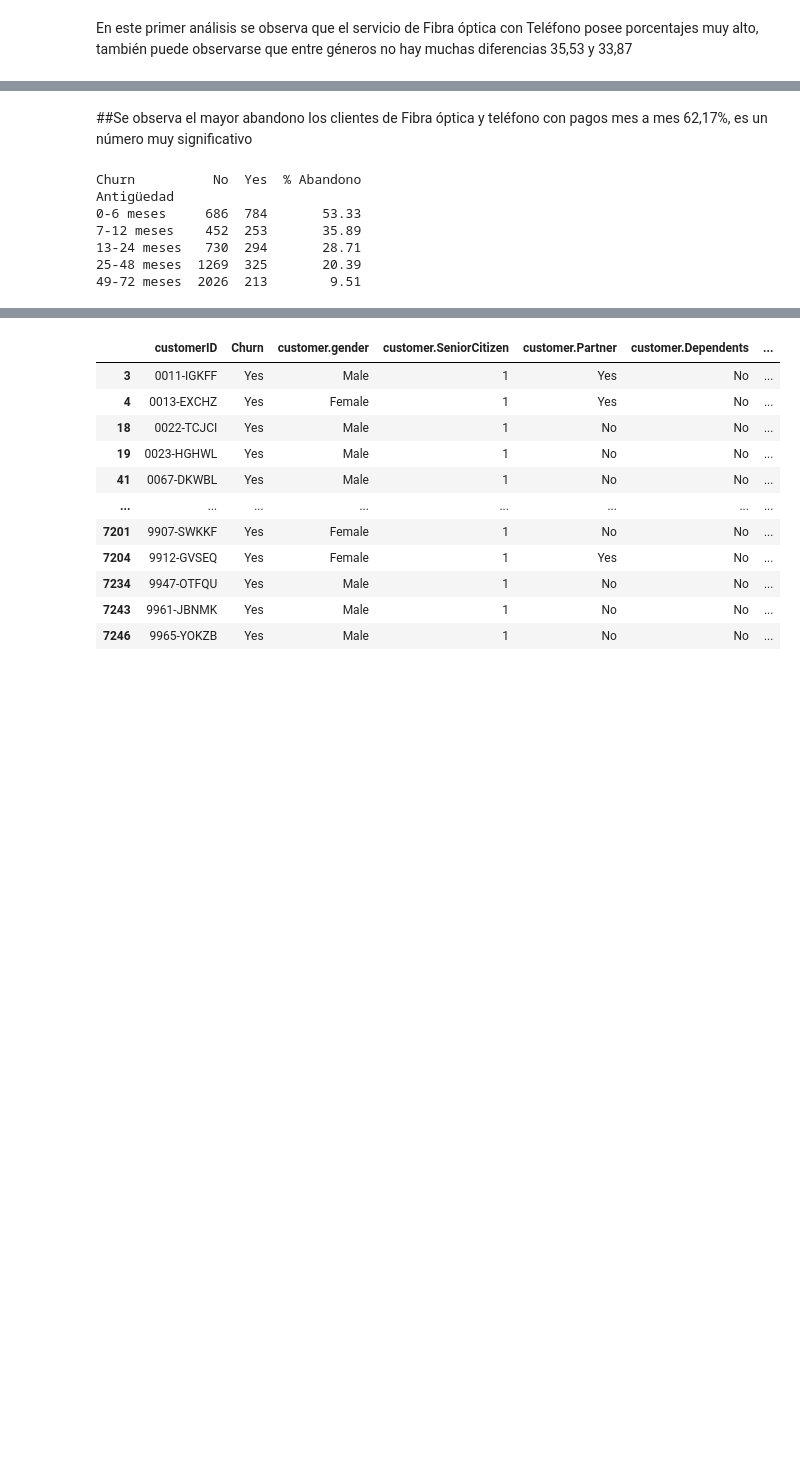
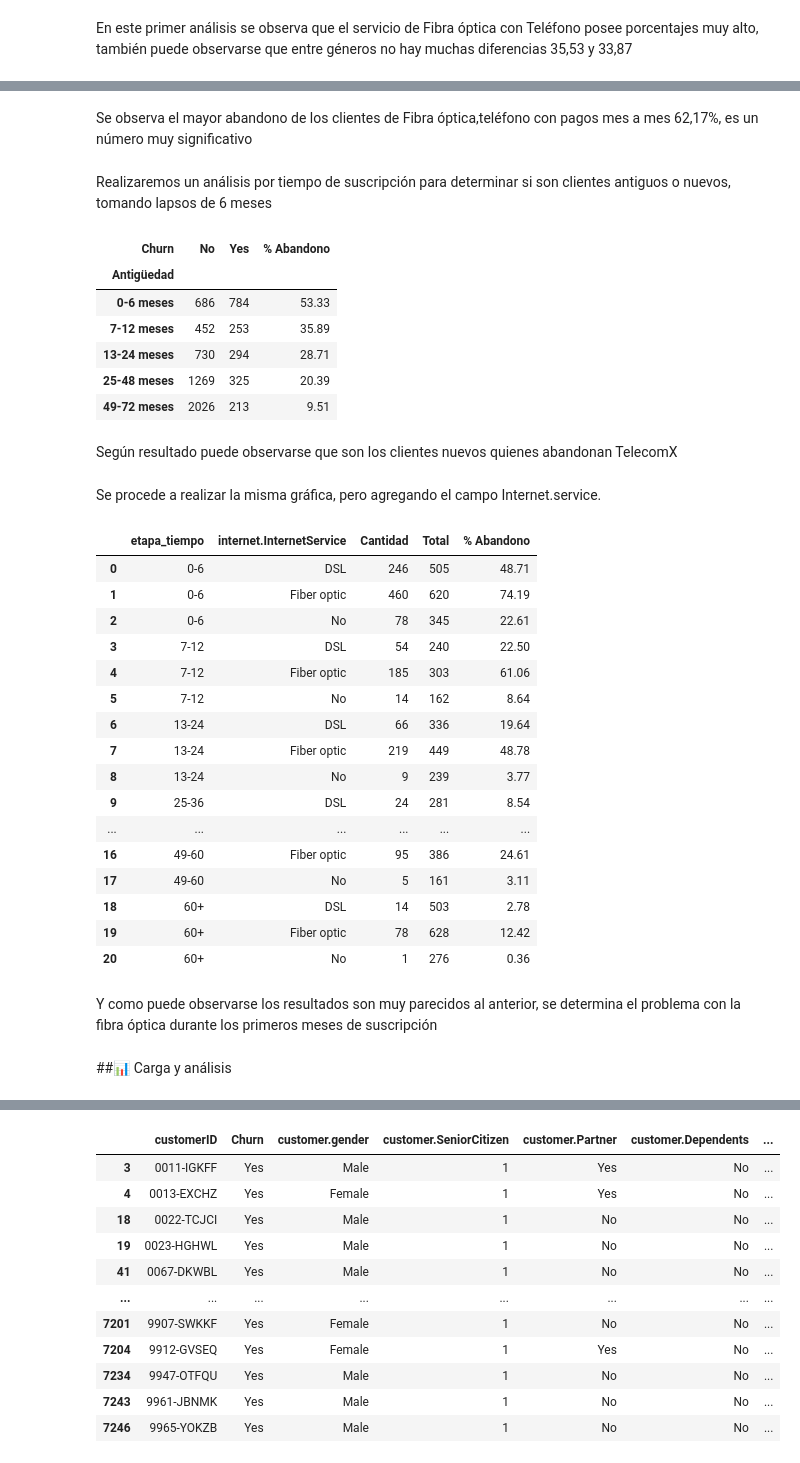
Before and after one commit to Goyo0117970/TelecomX, a Jupyter notebook: TelecomX.ipynb, the cells around one changed output, grey strips where cells are left out. Cells and saved outputs as stored; diff of their text form; code cells hidden in the pictures; blank space fills up the shorter version.

```diff
--- a/TelecomX.ipynb
+++ b/TelecomX.ipynb
@@ -209,7 +195,8 @@ print(agrupado)
 # %% [markdown]
-##Se observa el mayor abandono los clientes de Fibra óptica y teléfono con pagos mes a mes 62,17%, es un número muy significativo
+Se observa el mayor abandono de los clientes de Fibra óptica,teléfono con pagos mes a mes 62,17%, es un número muy significativo
+# %% [markdown]
+Realizaremos un análisis por tiempo de suscripción para determinar si son clientes antiguos o nuevos, tomando lapsos de 6 meses
 # %%
-# Crear una nueva columna con la etapa según los meses de permanencia
 df['Antigüedad'] = pd.cut(df['customer.tenure'],
                           bins=[0, 6, 12, 24, 48, 72],
                           labels=['0-6 meses', '7-12 meses', '13-24 meses', '25-48 meses', '49-72 meses'],
@@ -221,36 +208,61 @@ etapas_churn = df.groupby(['Antigüedad', 'Churn'],observed =True).size().unstac
 # Calcular porcentajes por etapa
 etapas_churn['% Abandono'] = (etapas_churn['Yes'] / (etapas_churn['Yes'] + etapas_churn['No']) * 100).round(2)
 
-# Mostrar el resultado
-print(etapas_churn)
+etapas_churn
 # %% [output]
-Churn          No  Yes  % Abandono
-Antigüedad
-0-6 meses     686  784       53.33
-7-12 meses    452  253       35.89
-13-24 meses   730  294       28.71
-25-48 meses  1269  325       20.39
-49-72 meses  2026  213        9.51
+| Churn | No | Yes | % Abandono |
+| Antigüedad |  |  |  |
+| 0-6 meses | 686 | 784 | 53.33 |
+| 7-12 meses | 452 | 253 | 35.89 |
+| 13-24 meses | 730 | 294 | 28.71 |
+| 25-48 meses | 1269 | 325 | 20.39 |
+| 49-72 meses | 2026 | 213 | 9.51 |
+# %% [markdown]
+Según resultado puede observarse que son los clientes nuevos quienes abandonan TelecomX
+# %% [markdown]
+Se procede a realizar la misma gráfica, pero agregando el campo Internet.service.
 # %%
-# Crear una columna de etapas por antigüedad
 df['etapa_tiempo'] = pd.cut(df['customer.tenure'],
                              bins=[0, 6, 12, 24, 36, 48, 60, df['customer.tenure'].max()],
                              labels=['0-6', '7-12', '13-24', '25-36', '37-48', '49-60', '60+'])
 
 # Agrupar los clientes que se fueron
 df_abandono = df[df['Churn'] == 'Yes']
 
 # Crear los grupos por etapa de tiempo e InternetService
 resumen = df_abandono.groupby(['etapa_tiempo', 'internet.InternetService'], observed=True).size().reset_index(name='Cantidad')
 
 # Total de clientes (se hayan ido o no)
 totales_etapa = df.groupby(['etapa_tiempo', 'internet.InternetService'], observed=True).size().reset_index(name='Total')
 
 # Unir ambos DataFrames por las mismas columnas
 resumen = pd.merge(resumen, totales_etapa, on=['etapa_tiempo', 'internet.InternetService'])
 
 # Calcular el porcentaje de abandono
 resumen['% Abandono'] = round((resumen['Cantidad'] / resumen['Total']) * 100, 2)
+resumen
+# %% [output]
+|  | etapa_tiempo | internet.InternetService | Cantidad | Total | % Abandono |
+| 0 | 0-6 | DSL | 246 | 505 | 48.71 |
+| 1 | 0-6 | Fiber optic | 460 | 620 | 74.19 |
+| 2 | 0-6 | No | 78 | 345 | 22.61 |
+| 3 | 7-12 | DSL | 54 | 240 | 22.50 |
+| 4 | 7-12 | Fiber optic | 185 | 303 | 61.06 |
+| 5 | 7-12 | No | 14 | 162 | 8.64 |
+| 6 | 13-24 | DSL | 66 | 336 | 19.64 |
+| 7 | 13-24 | Fiber optic | 219 | 449 | 48.78 |
+| 8 | 13-24 | No | 9 | 239 | 3.77 |
+| 9 | 25-36 | DSL | 24 | 281 | 8.54 |
+| ... | ... | ... | ... | ... | ... |
+| 16 | 49-60 | Fiber optic | 95 | 386 | 24.61 |
+| 17 | 49-60 | No | 5 | 161 | 3.11 |
+| 18 | 60+ | DSL | 14 | 503 | 2.78 |
+| 19 | 60+ | Fiber optic | 78 | 628 | 12.42 |
+| 20 | 60+ | No | 1 | 276 | 0.36 |
+# %% [markdown]
+Y como puede observarse los resultados son muy parecidos al anterior, se determina el problema con la fibra óptica durante los primeros meses de suscripción
+# %% [markdown]
+##📊 Carga y análisis
 # %%
 plt.figure(figsize=(12, 6))
 sns.set_style("whitegrid")
```
Also changed, not shown: parts of 15 cells of this notebook.
